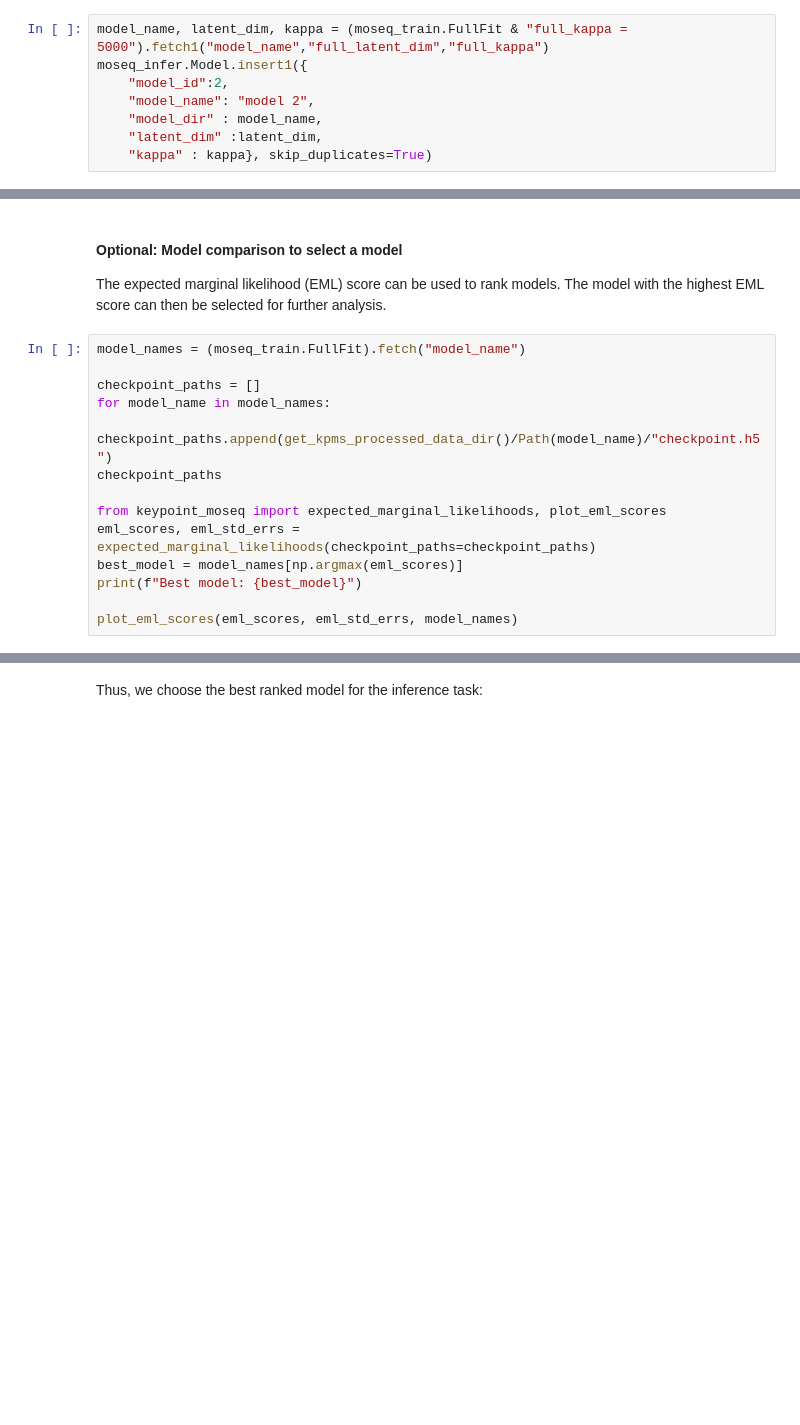
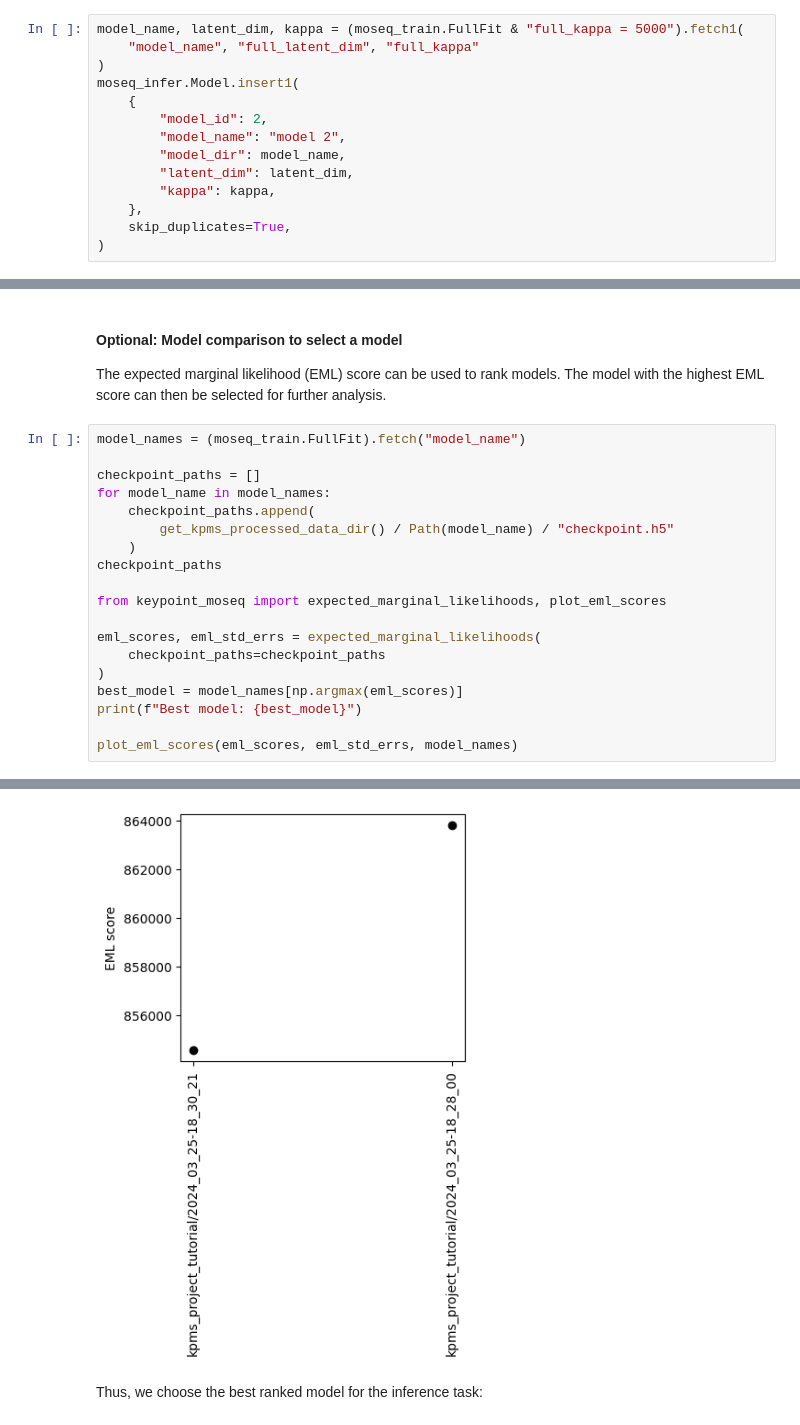
Before and after one commit to datajoint/element-moseq, a Jupyter notebook: notebooks/tutorial.ipynb, the cells around one changed output, grey strips where cells are left out. Cells and saved outputs as stored; diff of their text form; blank space fills up the shorter version.

```diff
--- a/notebooks/tutorial.ipynb
+++ b/notebooks/tutorial.ipynb
@@ -395,9 +568,15 @@ moseq_infer.Model.insert1({
 # %%
-model_name, latent_dim, kappa = (moseq_train.FullFit & "full_kappa = 5000").fetch1("model_name","full_latent_dim","full_kappa")
-moseq_infer.Model.insert1({
-    "model_id":2,
-    "model_name": "model 2",
-    "model_dir" : model_name,
-    "latent_dim" :latent_dim,
-    "kappa" : kappa}, skip_duplicates=True)
+model_name, latent_dim, kappa = (moseq_train.FullFit & "full_kappa = 5000").fetch1(
+    "model_name", "full_latent_dim", "full_kappa"
+)
+moseq_infer.Model.insert1(
+    {
+        "model_id": 2,
+        "model_name": "model 2",
+        "model_dir": model_name,
+        "latent_dim": latent_dim,
+        "kappa": kappa,
+    },
+    skip_duplicates=True,
+)
 # %% [markdown]
@@ -413,12 +597,18 @@ model_names = (moseq_train.FullFit).fetch("model_name")
 
 checkpoint_paths = []
 for model_name in model_names:
-    checkpoint_paths.append(get_kpms_processed_data_dir()/Path(model_name)/"checkpoint.h5")
+    checkpoint_paths.append(
+        get_kpms_processed_data_dir() / Path(model_name) / "checkpoint.h5"
+    )
 checkpoint_paths
 
 from keypoint_moseq import expected_marginal_likelihoods, plot_eml_scores
-eml_scores, eml_std_errs = expected_marginal_likelihoods(checkpoint_paths=checkpoint_paths)
+
+eml_scores, eml_std_errs = expected_marginal_likelihoods(
+    checkpoint_paths=checkpoint_paths
+)
 best_model = model_names[np.argmax(eml_scores)]
 print(f"Best model: {best_model}")
 
 plot_eml_scores(eml_scores, eml_std_errs, model_names)
+# %% [output]
@@ -425,3 +618,4 @@ plot_eml_scores(eml_scores, eml_std_errs, model_names)
+[figure, added]
 # %% [markdown]
 Thus, we choose the best ranked model for the inference task:
 # %%
```
Also changed, not shown: parts of 61 cells of this notebook, 5 other files.
